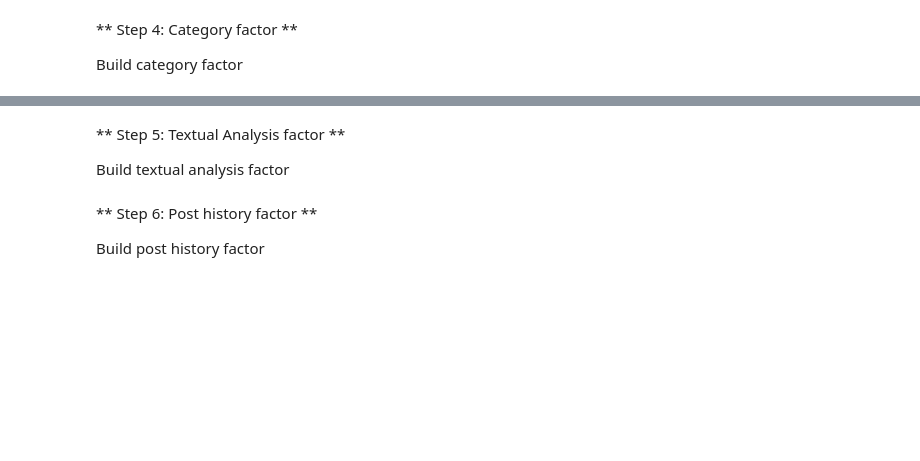
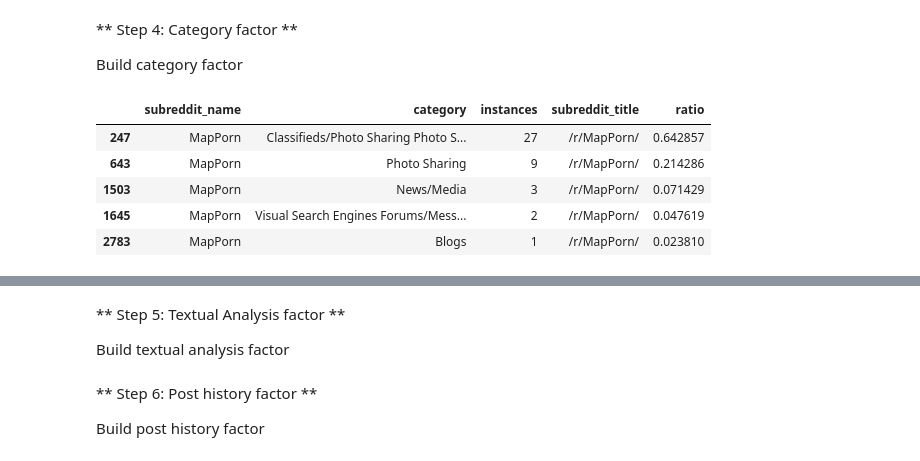
Before and after one commit to BDKNS/CS109Project2014, a Jupyter notebook: SubredditRecommenderForPosts.ipynb, the cells around one changed output, grey strips where cells are left out. Cells and saved outputs as stored; diff of their text form; code cells hidden in the pictures; blank space fills up the shorter version.

```diff
--- a/SubredditRecommenderForPosts.ipynb
+++ b/SubredditRecommenderForPosts.ipynb
@@ -318,0 +329,17 @@ def get_category(domain,delimeter):
+# %%
+subreddit_totals = categories_df.groupby('subreddit_name').sum()
+cat_subreddits = list(set(categories_df['subreddit_name']))
+categories_df['ratio'] = None
+new_categories_df = pd.DataFrame(columns = categories_df.columns)
+for subreddit in cat_subreddits:
+    cats_for_subreddit = categories_df[categories_df['subreddit_name'] == subreddit]
+    cats_for_subreddit['ratio'] = cats_for_subreddit['instances'] / list(subreddit_totals.ix[subreddit])[0]
+    new_categories_df = pd.concat([new_categories_df, cats_for_subreddit])
+new_categories_df.head()
+# %% [output]
+|  | subreddit_name | category | instances | subreddit_title | ratio |
+| 247 | MapPorn | Classifieds/Photo Sharing Photo S... | 27 | /r/MapPorn/ | 0.642857 |
+| 643 | MapPorn | Photo Sharing | 9 | /r/MapPorn/ | 0.214286 |
+| 1503 | MapPorn | News/Media | 3 | /r/MapPorn/ | 0.071429 |
+| 1645 | MapPorn | Visual Search Engines Forums/Mess... | 2 | /r/MapPorn/ | 0.047619 |
+| 2783 | MapPorn | Blogs | 1 | /r/MapPorn/ | 0.023810 |
```
Also changed, not shown: parts of 10 cells of this notebook.
